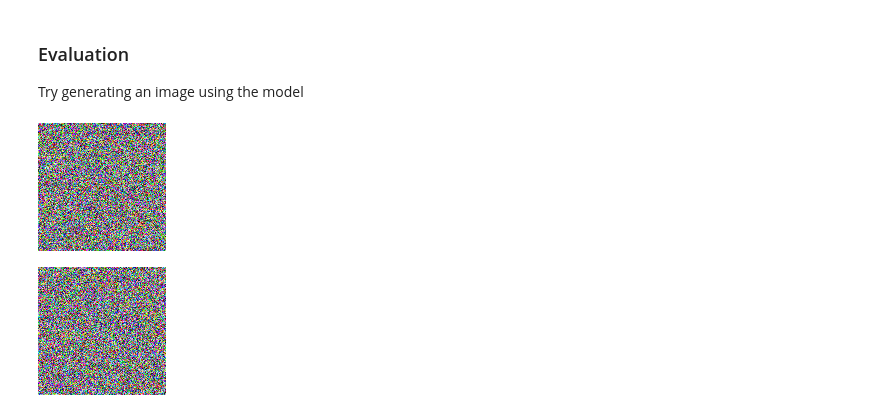
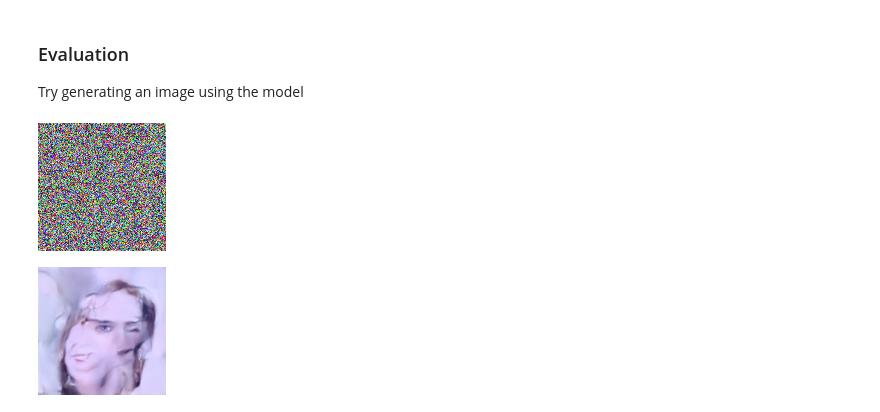
Before and after one commit to athmihir/Causal-Diffusion-Model, a Jupyter notebook: visualize.ipynb, the cells around one changed output. Saved outputs shown, nothing was run; the diff lists cells and outputs as text; code cells hidden in the pictures.

```diff
--- a/visualize.ipynb
+++ b/visualize.ipynb
@@ -108,9 +108,9 @@ visualize_image(img)
 [figure]
 # %%
-noise_scheduler = DPMSolverMultistepScheduler(num_train_timesteps=1000)
+noise_scheduler = DDPMScheduler(num_train_timesteps=1000)
 img2 = img.unsqueeze(0)
 noise = torch.randn_like(img)
-noisy_image = noise_scheduler.add_noise(img2, noise, torch.tensor([950]))
+noisy_image = noise_scheduler.add_noise(img2, noise, torch.tensor([80]))
 noisy_image = noisy_image[0]
 visualize_image(noisy_image)
 # %% [output]
@@ -190,14 +190,14 @@ for epoch in range(NUM_EPOCHS):
         start_time = time.time()
         # Get some data and prepare the corrupted version
         x = x.to(DEVICE)  # Data on the GPU
-        noise_amount = torch.rand(x.shape).to(DEVICE)  # Pick random noise amounts
+        noise_amount = torch.randn_like(x).to(DEVICE)  # Pick random noise amounts
         timestep = torch.randint(0, 1000, (x.shape[0],)).to(DEVICE) # Pick a random timestep to train on
         noisy_x = noise_scheduler.add_noise(x, noise_amount, timestep) # Create our noisy x
 
         # Get the model prediction
         pred = net(noisy_x, timestep).sample  # <<< Using timestep  always, adding .sample
         # Calculate the loss
-        loss = loss_fn(pred, x)  # How close is the output to the true 'clean' x?
+        loss = loss_fn(pred, noise_amount)  # predicting
         # Backprop and update the params:
         opt.zero_grad()
         loss.backward()
@@ -218,18 +224,18 @@ Try generating an image using the model
 # %%
 net.eval()
 # Create random noise
-latents = torch.randn((1, 3, 128, 128)).to(DEVICE)
+latents = torch.randn((1, 3, 128, 128)).to(DEVICE) * noise_scheduler.init_noise_sigma
 visualize_image(latents[0])
 # %% [output]
-[figure, old version]
+[figure, new version]
 # %%
 
 # Sampling loop
-noise_scheduler.set_timesteps(999)  # Adjust steps as needed
+noise_scheduler.set_timesteps(50)  # Adjust steps as needed
 for t in noise_scheduler.timesteps:
     with torch.no_grad():
         noise_pred = net(latents, t).sample  # Predict noise
     latents = noise_scheduler.step(noise_pred, t, latents).prev_sample
-visualize_image(latents[0])
+visualize_image(latents[0].squeeze().cpu().clamp(0, 1))
 # %% [output]
-[figure, old version]
+[figure, new version]
```
Also changed, not shown: parts of 6 cells of this notebook.
